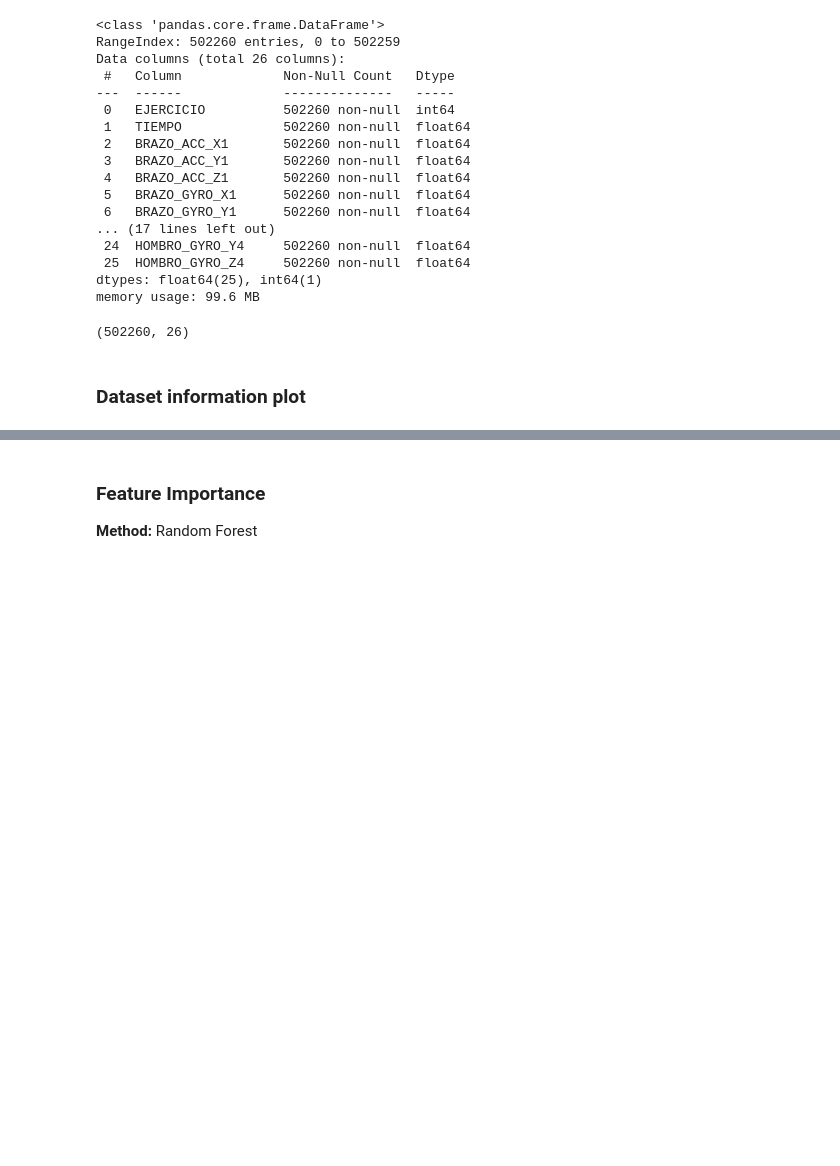
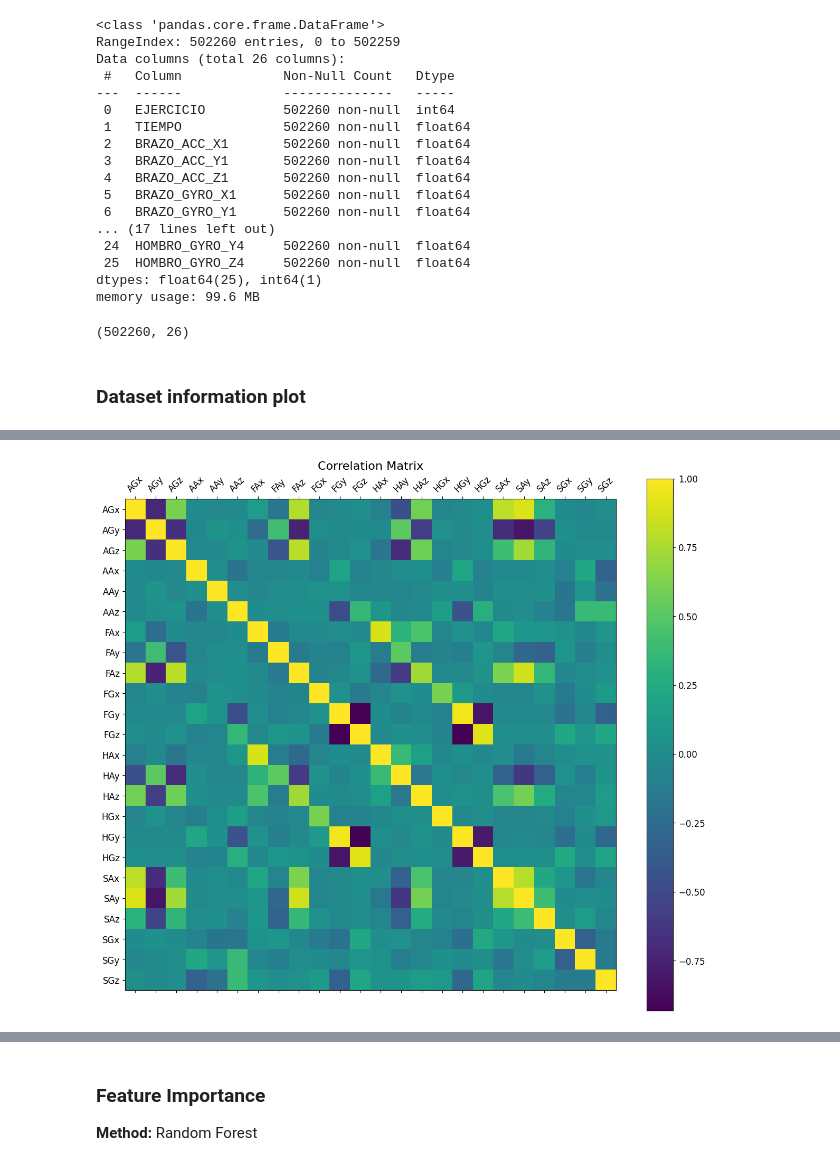
Before and after one commit to StadynR/HAR-imu-photogrammetry, a Jupyter notebook: Notebooks/Dataset 2/IMU - Best Features.ipynb, the cells around one changed output, grey strips where cells are left out. Drawn from its saved outputs; the diff is of its cells as text; code cells hidden in the pictures; blank space fills up the shorter version.

```diff
--- a/Notebooks/Dataset 2/IMU - Best Features.ipynb
+++ b/Notebooks/Dataset 2/IMU - Best Features.ipynb
@@ -66,4 +66,24 @@ countOfActivities = df['EJERCICIO'].value_counts()
 countOfActivities.plot(kind='bar',title='Number of readings by Activity Type',figsize=(14,8),grid=True);
 # %% [output]
 [figure]
+# %%
+# Correlation matrix
+
+data = df[:]
+data = data[['BRAZO_ACC_X1','BRAZO_ACC_Y1','BRAZO_ACC_Z1','BRAZO_GYRO_X1','BRAZO_GYRO_Y1','BRAZO_GYRO_Z1','ANTEBRAZO_ACC_X2','ANTEBRAZO_ACC_Y2','ANTEBRAZO_ACC_Z2','ANTEBRAZO_GYRO_X2','ANTEBRAZO_GYRO_Y2','ANTEBRAZO_GYRO_Z2','MANO_ACC_X3','MANO_ACC_Y3','MANO_ACC_Z3', 'MANO_GYRO_X3','MANO_GYRO_Y3','MANO_GYRO_Z3','HOMBRO_ACC_X4','HOMBRO_ACC_Y4','HOMBRO_ACC_Z4','HOMBRO_GYRO_X4','HOMBRO_GYRO_Y4','HOMBRO_GYRO_Z4']]
+labs = ["AGx",'AGy','AGz', 'AAx','AAy','AAz', 'FAx','FAy','FAz','FGx','FGy','FGz','HAx','HAy','HAz', 'HGx', 'HGy', 'HGz', 'SAx', 'SAy', 'SAz', 'SGx', 'SGy', 'SGz']
+data.columns = labs
+
+corr_matrix = data.corr()
+
+import matplotlib.pyplot as plt
+f = plt.figure(figsize=(15, 13))
+plt.matshow(corr_matrix, fignum=f.number)
+plt.xticks(range(data.shape[1]), data.columns, fontsize=12, rotation=45)
+plt.yticks(range(data.shape[1]), data.columns, fontsize=12)
+cb = plt.colorbar()
+cb.ax.tick_params(labelsize=12)
+plt.title('Correlation Matrix', fontsize=16);
+# %% [output]
+[figure, added]
 # %%
```
Also changed, not shown: parts of 101 cells of this notebook.
